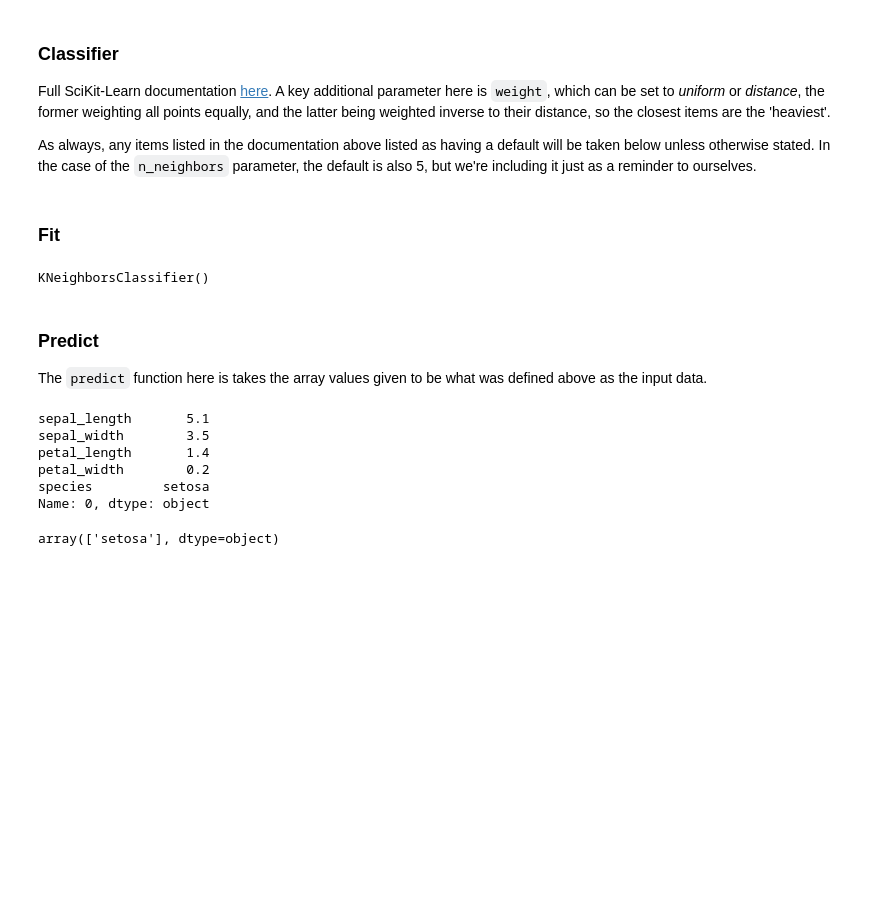
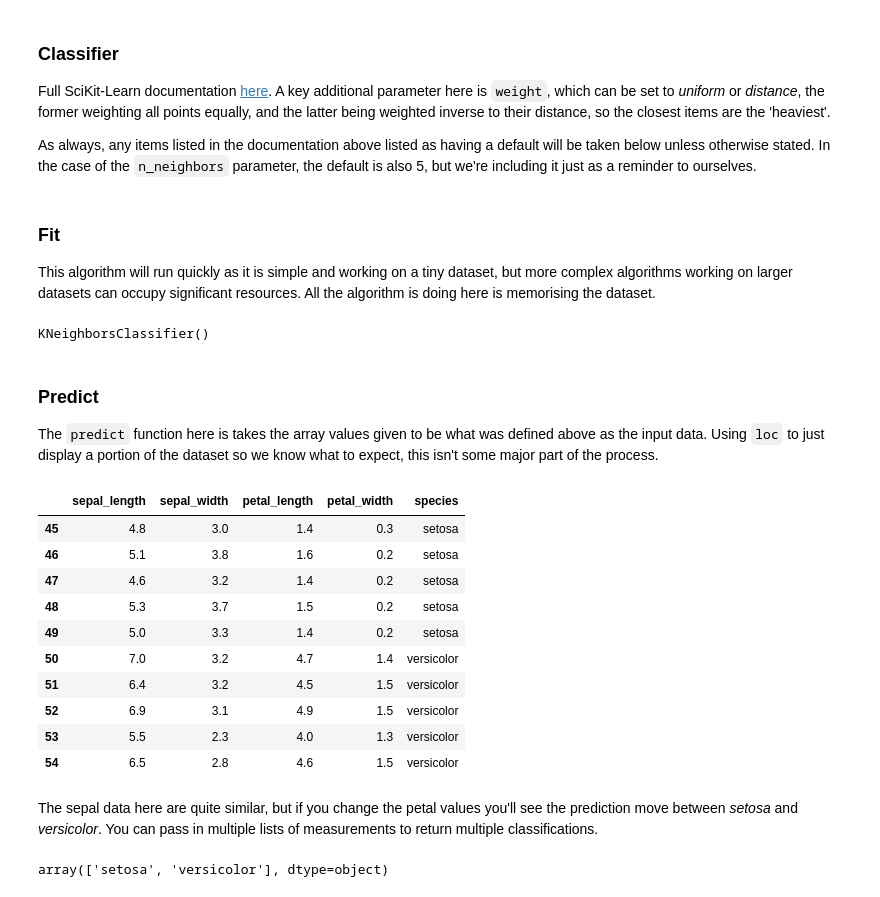
Before and after one commit to kiehozero/atu-progda2022, a Jupyter notebook: week6-scikit-learn/scikit-learn-intro.ipynb, the cells around one changed output. Drawn from its saved outputs; the diff is of its cells as text; code cells hidden in the pictures; blank space fills up the shorter version.

Commit message:
Addition of prediction and evaluation tutorials

```diff
--- a/week6-scikit-learn/scikit-learn-intro.ipynb
+++ b/week6-scikit-learn/scikit-learn-intro.ipynb
@@ -102,8 +103,10 @@ Full SciKit-Learn documentation [here](https://scikit-learn.org/stable/modules/g
 As always, any items listed in the documentation above listed as having a default will be taken below unless otherwise stated. In the case of the `n_neighbors` parameter, the default is also 5, but we're including it just as a reminder to ourselves.
 # %%
 knn = nei.KNeighborsClassifier(n_neighbors=5)
-# %% [markdown]
-### Fit
+# %% [markdown]
+### Fit
+
+This algorithm will run quickly as it is simple and working on a tiny dataset, but more complex algorithms working on larger datasets can occupy significant resources. All the algorithm is doing here is memorising the dataset.
 # %%
 knn.fit(inputs, outputs)
 # %% [output]
@@ -111,17 +114,27 @@ KNeighborsClassifier()
 # %% [markdown]
 ### Predict
 
-The `predict` function here is takes the array values given to be what was defined above as the input data.
+The `predict` function here is takes the array values given to be what was defined above as the input data. Using `loc` to just display a portion of the dataset so we know what to expect, this isn't some major part of the process.
 # %%
-df.loc[0]
+df.loc[45:54]
 # %% [output]
-sepal_length       5.1
-sepal_width        3.5
-petal_length       1.4
-petal_width        0.2
-species         setosa
-Name: 0, dtype: object
+|  | sepal_length | sepal_width | petal_length | petal_width | species |
+| 45 | 4.8 | 3.0 | 1.4 | 0.3 | setosa |
+| 46 | 5.1 | 3.8 | 1.6 | 0.2 | setosa |
+| 47 | 4.6 | 3.2 | 1.4 | 0.2 | setosa |
+| 48 | 5.3 | 3.7 | 1.5 | 0.2 | setosa |
+| 49 | 5.0 | 3.3 | 1.4 | 0.2 | setosa |
+| 50 | 7.0 | 3.2 | 4.7 | 1.4 | versicolor |
+| 51 | 6.4 | 3.2 | 4.5 | 1.5 | versicolor |
+| 52 | 6.9 | 3.1 | 4.9 | 1.5 | versicolor |
+| 53 | 5.5 | 2.3 | 4.0 | 1.3 | versicolor |
+| 54 | 6.5 | 2.8 | 4.6 | 1.5 | versicolor |
+# %% [markdown]
+The sepal data here are quite similar, but if you change the petal values you'll see the prediction move between _setosa_ and _versicolor_. You can pass in multiple lists of measurements to return multiple classifications.
 # %%
-knn.predict([[5.2, 3.7, 1.6, 0.4]])
+knn.predict([
+    [5.1, 3.5, 1.4, 0.2],
+    [6.0, 3.4, 3.6, 0.4]
+])
 # %% [output]
-array(['setosa'], dtype=object)
+array(['setosa', 'versicolor'], dtype=object)
```
Also changed, not shown: parts of 12 cells of this notebook.
